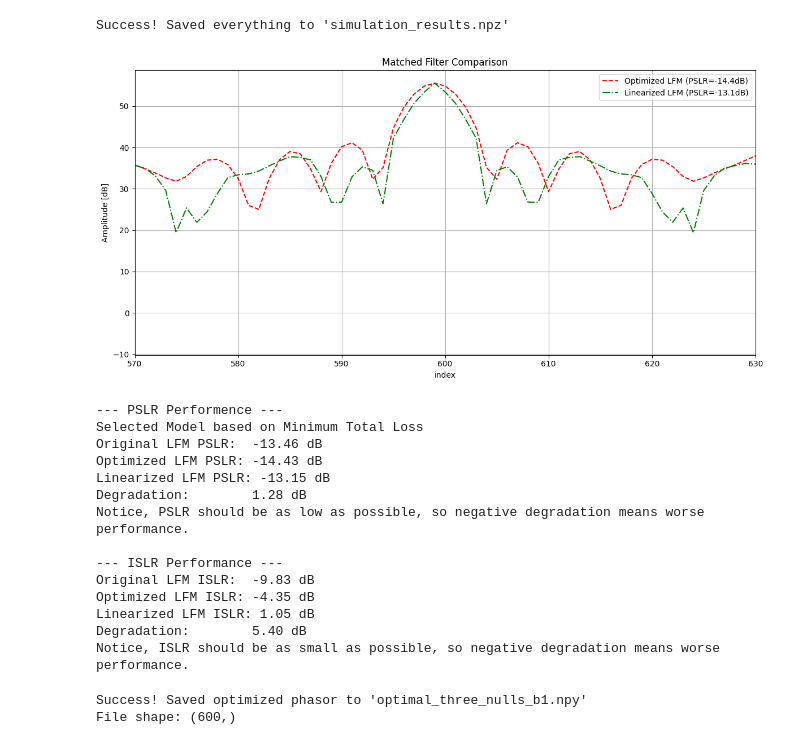
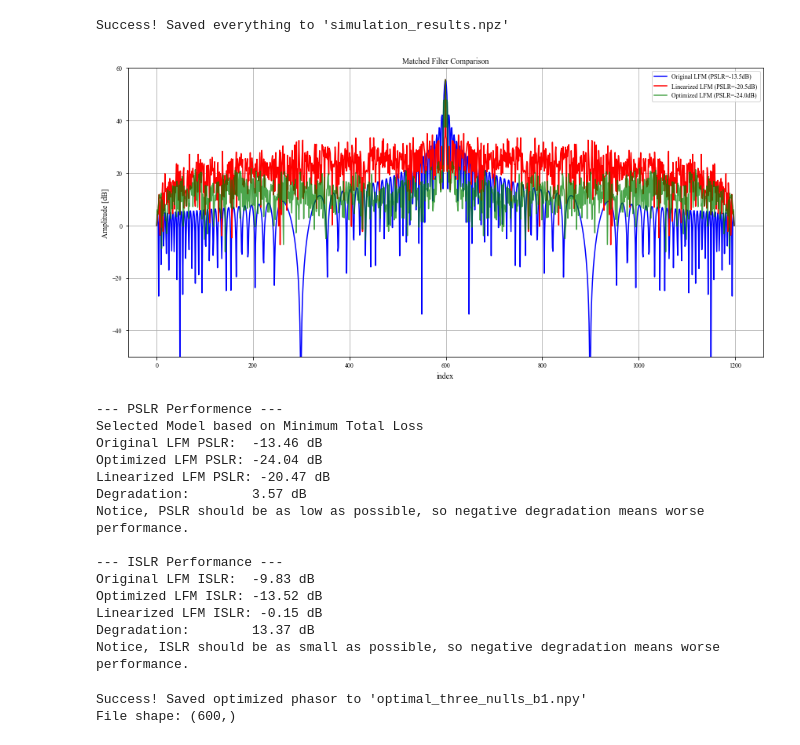
Before and after one commit to OriNik100/Spec_Null, a Jupyter notebook: non_linear_eq3.ipynb, the cells around one changed output. Drawn from its saved outputs; the diff is of its cells as text; code cells hidden in the pictures.

```diff
--- a/non_linear_eq3.ipynb
+++ b/non_linear_eq3.ipynb
@@ -37,19 +37,26 @@ s_base_np = np.array(s_base)
 
 # Nulls real frequencies for N_FFT = 2**14
 
-null_targets = OFDM_freqs(64)
+#null_targets = []
 nulls = []
+#for i in np.arange(52):
+#    null_targets.append(0.1e6+i*0.05e6)
+## null_targets = OFDM_freqs(64, T=T, only_active=True)
+#nulls = []
 
-for f_val in null_targets:
-    df = Fs / N_fft
-    bin_idx = int(np.round(f_val / df))
-    nulls.append(bin_idx * df)
+#for f_val in null_targets:
+#    df = Fs / N_fft
+#    bin_idx = int(np.round(f_val / df))
+#    nulls.append(bin_idx * df)
+##################################################################
+from OFDM_2 import OFDM_freqs
 
-from OFDM_2 import OFDM_freqs
 # OFDM frequencies
-nulls = OFDM_freqs(64, T=T)
+nulls = OFDM_freqs(64, T=T, only_active=True)
+
 
 null_freqs = nulls
+print(len(nulls))
 
 
 
@@ -82,5 +90,5 @@ Null at around 0.40 MHz: Depth = -39.80 dB
 # %%
 # יצירת וקטור רנדומלי בטווח [15 ,15-]
 #phi_start = (30 * torch.rand(600, dtype=torch.float64) - 15).detach().requires_grad_(True)
-##phi_start = torch.zeros(N, dtype=torch.float64, requires_grad=True)
+phi_start = torch.zeros(N, dtype=torch.float64, requires_grad=True)
 #print("initial_phi_shape:", phi_start.shape)
@@ -424,52 +450,52 @@ mf_new_db, pslr_new, islr_new = calculate_mf_pslr_islr_torch(s_best,True)
 mf_lin_db, pslr_lin, islr_lin = calculate_mf_pslr_islr_torch(s_lin,True)
 
 plt.figure(figsize=(12, 6))
-#plt.plot(mf_orig_db, label=f'Original LFM (PSLR={pslr_orig:.1f}dB)', color='blue', alpha=0.6)
-plt.plot(mf_new_db, label=f'Optimized LFM (PSLR={pslr_new:.1f}dB)', color='red', linestyle='--')
-plt.plot(mf_lin_db, label=f'Linearized LFM (PSLR={pslr_lin:.1f}dB)', color='green', linestyle='-.')
-plt.xlim(570, 630)
+plt.plot(mf_orig_db, label=f'Original LFM (PSLR={pslr_orig:.1f}dB)', color='blue')
+plt.plot(mf_lin_db, label=f'Linearized LFM (PSLR={pslr_lin:.1f}dB)', color='red')
+plt.plot(mf_new_db, label=f'Optimized LFM (PSLR={pslr_new:.1f}dB)', color='green', alpha=0.7)
+plt.ylim(-50, 60)
 plt.title("Matched Filter Comparison")
 plt.xlabel("index")
 plt.ylabel("Amplitude [dB]")
 plt.legend()
 plt.grid(True)
 plt.tight_layout()
 #plt.savefig("matched_filter_comparison_three_nulls.png", dpi=1000)
 plt.show()
 
 print(f"--- PSLR Performence ---")
 print(f"Selected Model based on Minimum Total Loss")
 print(f"Original LFM PSLR:  {pslr_orig:.2f} dB")
 print(f"Optimized LFM PSLR: {pslr_new:.2f} dB")
 print(f"Linearized LFM PSLR: {pslr_lin:.2f} dB")
 print(f"Degradation:        {pslr_lin - pslr_new:.2f} dB")
 print("Notice, PSLR should be as low as possible, so negative degradation means worse performance.\n")
 
 
 print(f"--- ISLR Performance ---")
 print(f"Original LFM ISLR:  {islr_orig:.2f} dB")
 print(f"Optimized LFM ISLR: {islr_new:.2f} dB")
 print(f"Linearized LFM ISLR: {islr_lin:.2f} dB")
 print(f"Degradation:        {islr_lin - islr_new:.2f} dB")
 print("Notice, ISLR should be as small as possible, so negative degradation means worse performance.\n")
 
 # lags = np.arange(-len(s_base_np) + 1, len(s_base_np))
 # time_lags = (lags / Fs) * 1e6
 # %% [output]
-[figure, old version]
+[figure, new version]
 --- PSLR Performence ---
 Selected Model based on Minimum Total Loss
 Original LFM PSLR:  -13.46 dB
-Optimized LFM PSLR: -14.43 dB
-Linearized LFM PSLR: -13.15 dB
-Degradation:        1.28 dB
+Optimized LFM PSLR: -24.04 dB
+Linearized LFM PSLR: -20.47 dB
+Degradation:        3.57 dB
 Notice, PSLR should be as low as possible, so negative degradation means worse performance.
 
 --- ISLR Performance ---
 Original LFM ISLR:  -9.83 dB
-Optimized LFM ISLR: -4.35 dB
-Linearized LFM ISLR: 1.05 dB
-Degradation:        5.40 dB
+Optimized LFM ISLR: -13.52 dB
+Linearized LFM ISLR: -0.15 dB
+Degradation:        13.37 dB
 Notice, ISLR should be as small as possible, so negative degradation means worse performance.
 # %%
 #5 Saving phi
```
Also changed, not shown: parts of 14 cells of this notebook, 2 other files.
